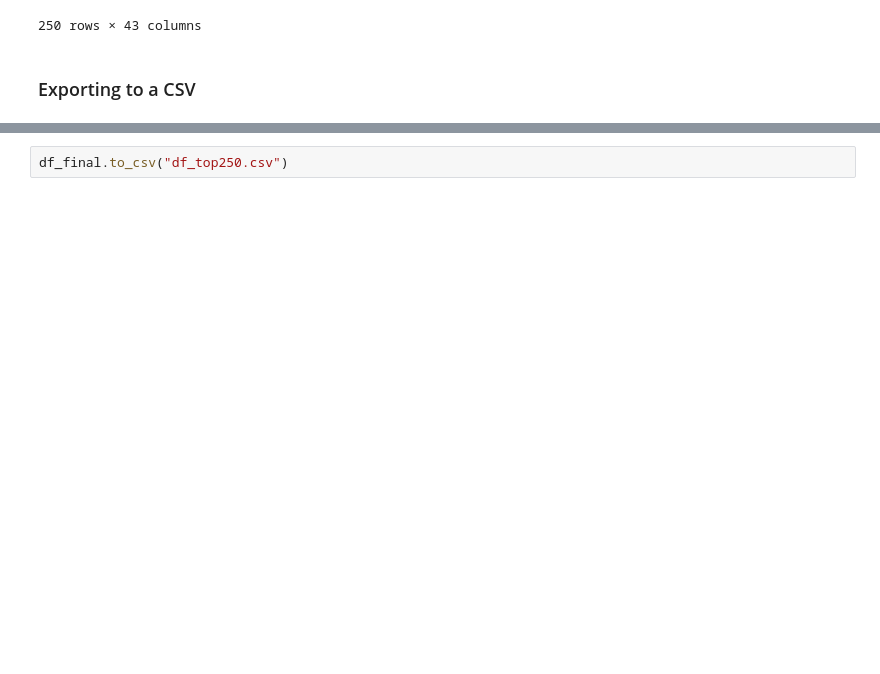
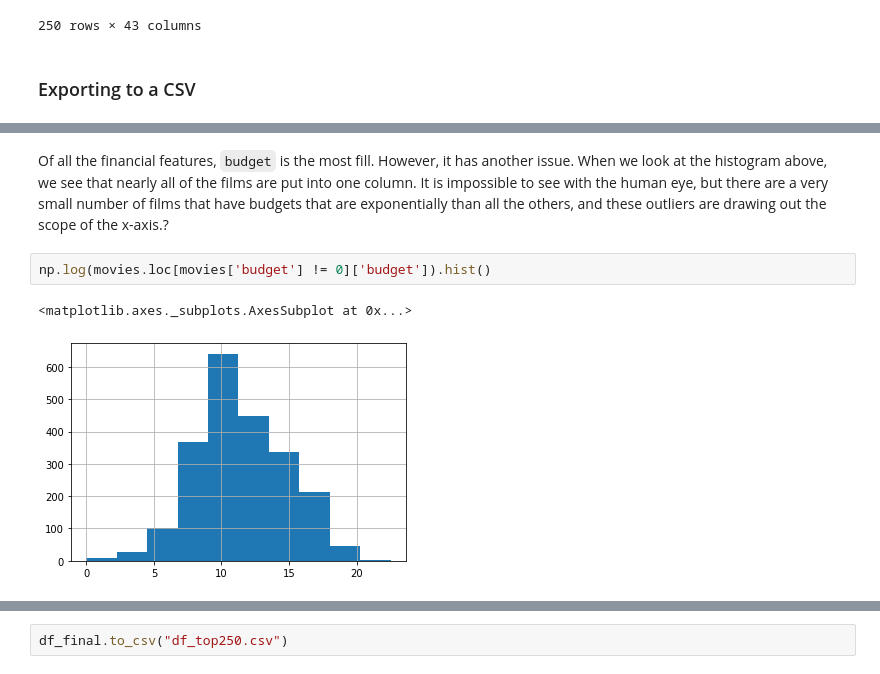
Before and after one commit to nlgriffin/IMDB_Scraper, a Jupyter notebook: web_scrapper_final.ipynb, the cells around one changed output, grey strips where cells are left out. Drawn from its saved outputs; the diff is of its cells as text; blank space fills up the shorter version.

```diff
--- a/web_scrapper_final.ipynb
+++ b/web_scrapper_final.ipynb
@@ -389,0 +429,7 @@ df_final
+# %% [markdown]
+Of all the financial features, `budget` is the most fill. However, it has another issue. When we look at the histogram above, we see that nearly all of the films are put into one column. It is impossible to see with the human eye, but there are a very small number of films that have budgets that are exponentially than all the others, and these outliers are drawing out the scope of the x-axis.?
+# %%
+np.log(movies.loc[movies['budget'] != 0]['budget']).hist()
+# %% [output]
+<matplotlib.axes._subplots.AxesSubplot at 0x...>
+[figure, added]
```
Also changed, not shown: parts of 31 cells of this notebook.
